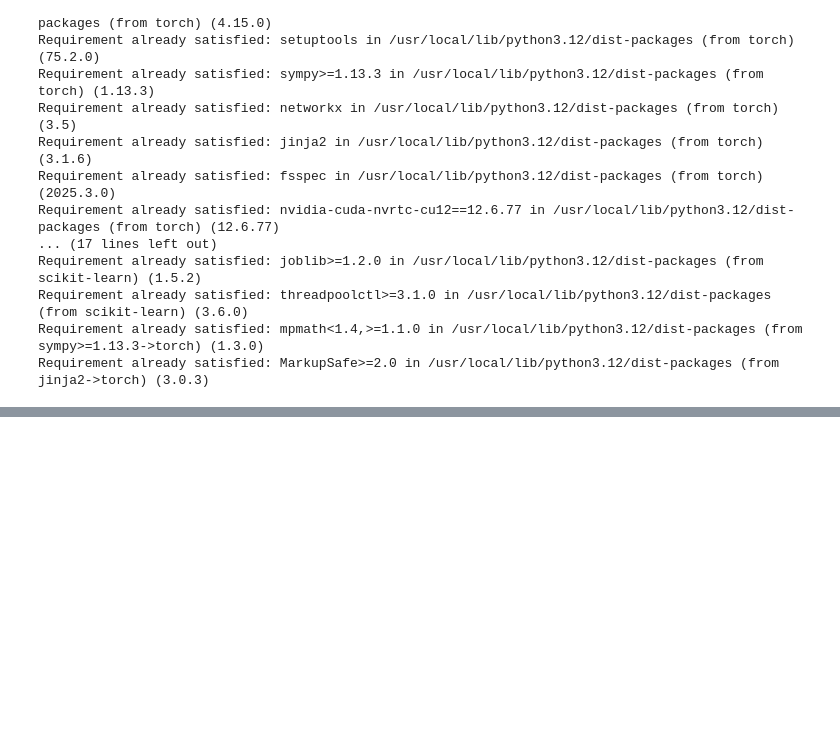
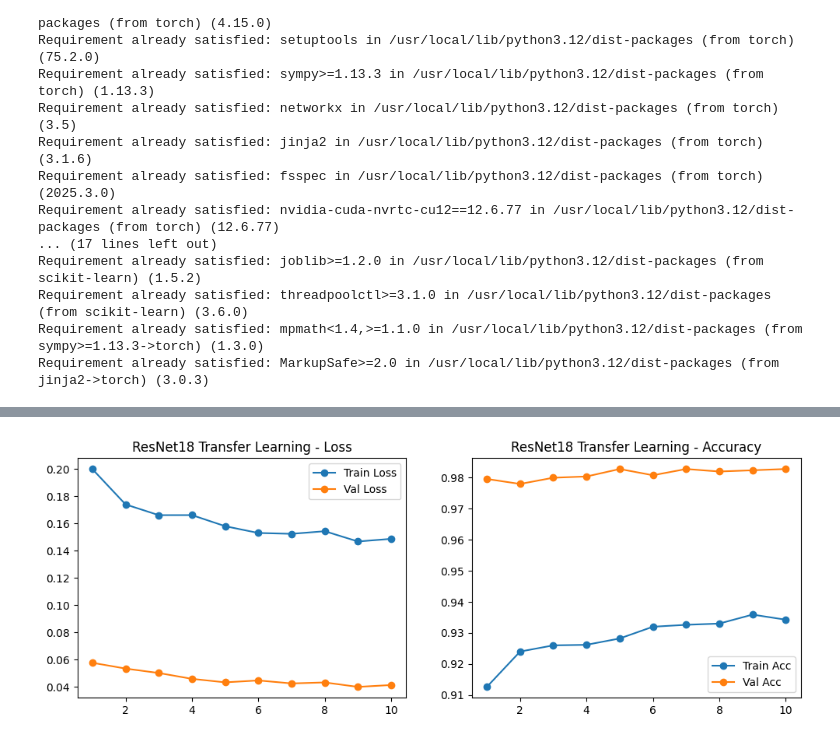
Before and after one commit to bams-dev/cnn-catsdogs-InzaBamba, a Jupyter notebook: Loading_Image_Data.ipynb, the cells around one changed output, grey strips where cells are left out. Saved outputs shown, nothing was run; the diff lists cells and outputs as text; code cells hidden in the pictures; blank space fills up the shorter version.

```diff
--- a/Loading_Image_Data.ipynb
+++ b/Loading_Image_Data.ipynb
@@ -38,0 +328,19 @@ torch.cuda.is_available(), torch.cuda.get_device_name(0)
+# %%
+# Définition du modèle pré-entraîné ResNet18
+
+def get_resnet18(num_classes=2, pretrained=True, freeze=True):
+    model = models.resnet18(pretrained=pretrained)
+    if freeze:  # geler les poids du backbone
+        for param in model.parameters():
+            param.requires_grad = False
+    in_features = model.fc.in_features
+    model.fc = nn.Sequential(
+        nn.Linear(in_features, 256),
+        nn.ReLU(),
+        nn.Dropout(0.4),
+        nn.Linear(256, num_classes)
+    )
+    return model
+
+model_resnet = get_resnet18(num_classes=len(classes), pretrained=True, freeze=True).to(device)
+print(model_resnet.fc)
@@ -38,0 +416,6 @@ torch.cuda.is_available(), torch.cuda.get_device_name(0)
+# %%
+# Lancer l’entraînement
+
+set_seed(42)
+model_resnet = get_resnet18(num_classes=len(classes), pretrained=True, freeze=True).to(device)
+hist_resnet = run_training(model_resnet, train_loader, test_loader, optimizer_name='adam', lr=5e-4, epochs=num_epochs, use_scheduler=True, ckpt_name="resnet_transfer.pth")
@@ -38,0 +434,19 @@ torch.cuda.is_available(), torch.cuda.get_device_name(0)
+# %%
+# Visualisation des courbes
+
+def plot_history(h, title="Training History"):
+    epochs = range(1,len(h['train_loss'])+1)
+    plt.figure(figsize=(12,4))
+    plt.subplot(1,2,1)
+    plt.plot(epochs,h['train_loss'],'-o',label='Train Loss')
+    plt.plot(epochs,h['val_loss'],'-o',label='Val Loss')
+    plt.title(title+" - Loss"); plt.legend()
+    plt.subplot(1,2,2)
+    plt.plot(epochs,h['train_acc'],'-o',label='Train Acc')
+    plt.plot(epochs,h['val_acc'],'-o',label='Val Acc')
+    plt.title(title+" - Accuracy"); plt.legend()
+    plt.show()
+
+plot_history(hist_resnet,"ResNet18 Transfer Learning")
+# %% [output]
+[figure, added]
```
Also changed, not shown: parts of 26 cells of this notebook.
